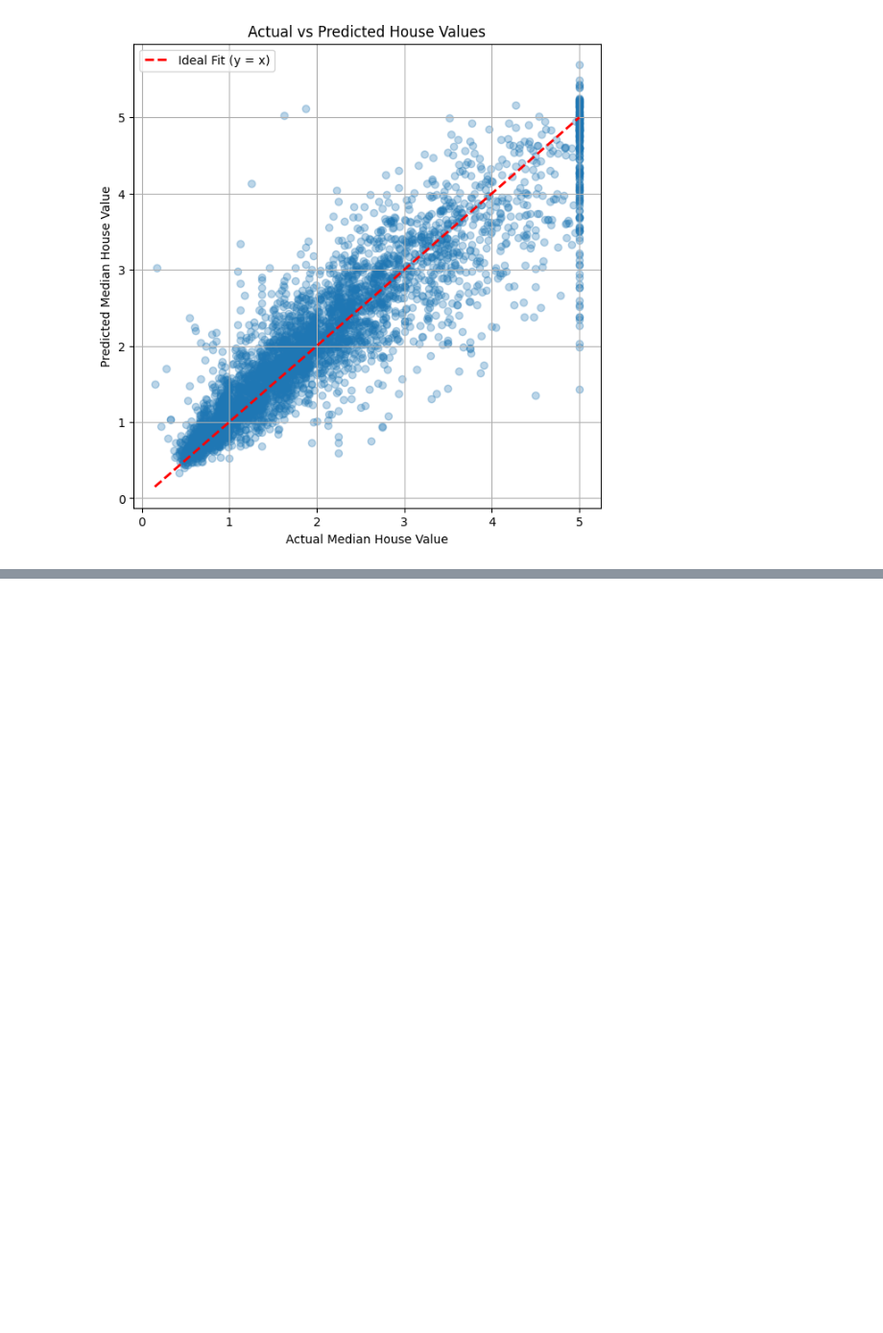
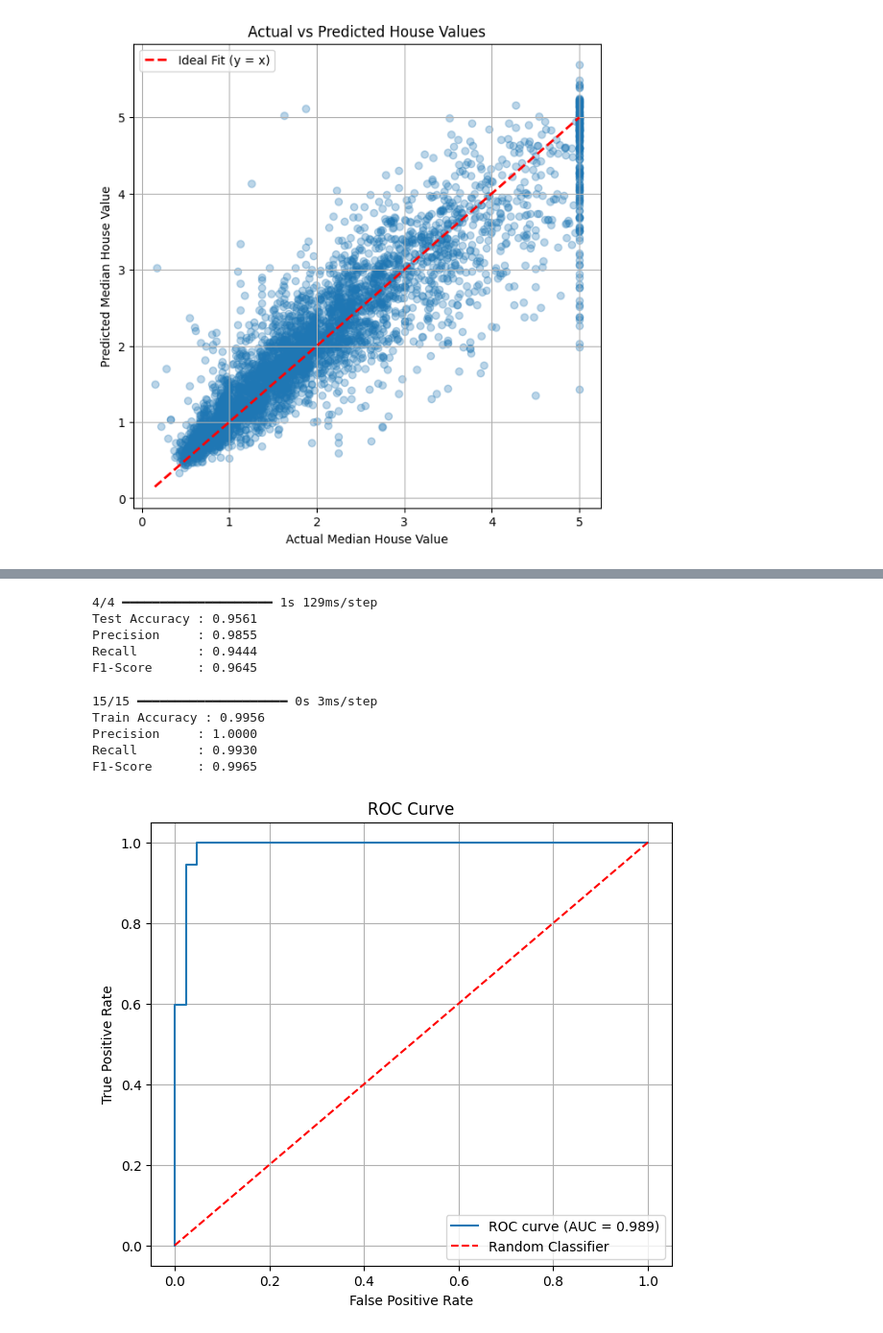
Before and after one commit to Ramjeet-Dixit/IITM-AIML-Rdixit, a Jupyter notebook: MFNN_in_Regression.ipynb, the cells around one changed output, grey strips where cells are left out. Shown at 96% size. Drawn from its saved outputs; the diff is of its cells as text; code cells hidden in the pictures; blank space fills up the shorter version.

```diff
--- a/MFNN_in_Regression.ipynb
+++ b/MFNN_in_Regression.ipynb
@@ -387,0 +745,71 @@ plt.show()
+# %%
+# Predict probabilities
+y_prob = model.predict(
+    {
+        "mean_input": X_test_a,
+        "error_input": X_test_b,
+        "worst_input": X_test_c
+    }
+).flatten()
+
+# Convert probabilities to class labels
+y_pred = (y_prob >= 0.5).astype(int)
+
+acc_score = accuracy_score(y_test, y_pred)
+prec = precision_score(y_test, y_pred)
+rec = recall_score(y_test, y_pred)
+f1 = f1_score(y_test, y_pred)
+
+print(f"Test Accuracy : {acc_score:.4f}")
+print(f"Precision     : {prec:.4f}")
+print(f"Recall        : {rec:.4f}")
+print(f"F1-Score      : {f1:.4f}")
+# %% [output]
+4/4 ━━━━━━━━━━━━━━━━━━━━ 1s 129ms/step
+Test Accuracy : 0.9561
+Precision     : 0.9855
+Recall        : 0.9444
+F1-Score      : 0.9645
+# %%
+# Predict probabilities on train data
+y_probtrain = model.predict(
+    {
+        "mean_input": X_train_a,
+        "error_input": X_train_b,
+        "worst_input": X_train_c
+    }
+).flatten()
+
+# Convert probabilities to class labels
+y_pred = (y_probtrain >= 0.5).astype(int)
+
+acc_score = accuracy_score(y_train, y_pred)
+prec = precision_score(y_train, y_pred)
+rec = recall_score(y_train, y_pred)
+f1 = f1_score(y_train, y_pred)
+
+print(f"Train Accuracy : {acc_score:.4f}")
+print(f"Precision     : {prec:.4f}")
+print(f"Recall        : {rec:.4f}")
+print(f"F1-Score      : {f1:.4f}")
+# %% [output]
+15/15 ━━━━━━━━━━━━━━━━━━━━ 0s 3ms/step
+Train Accuracy : 0.9956
+Precision     : 1.0000
+Recall        : 0.9930
+F1-Score      : 0.9965
+# %%
+fpr, tpr, thresholds = roc_curve(y_test, y_prob)
+roc_auc = auc(fpr, tpr)
+
+plt.figure(figsize=(7,6))
+plt.plot(fpr, tpr, label=f"ROC curve (AUC = {roc_auc:.3f})")
+plt.plot([0, 1], [0, 1], "r--", label="Random Classifier")
+plt.xlabel("False Positive Rate")
+plt.ylabel("True Positive Rate")
+plt.title("ROC Curve")
+plt.legend()
+plt.grid(True)
+plt.show()
+# %% [output]
+[figure, added]
```
Also changed, not shown: parts of 20 cells of this notebook.
